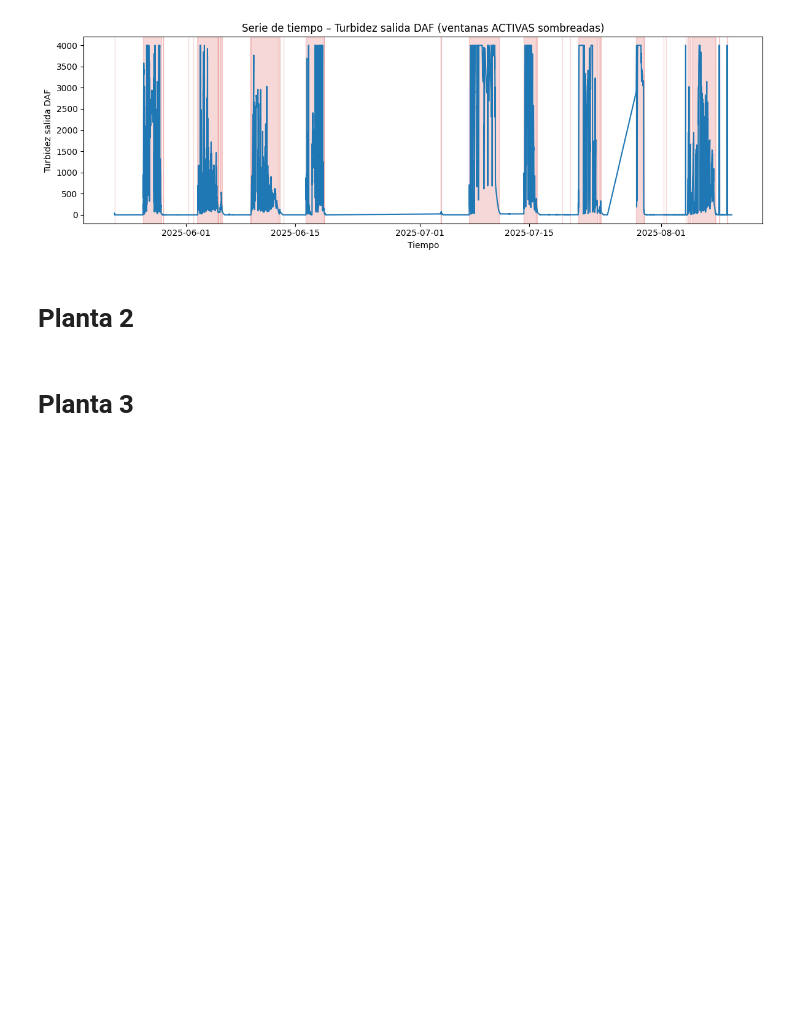
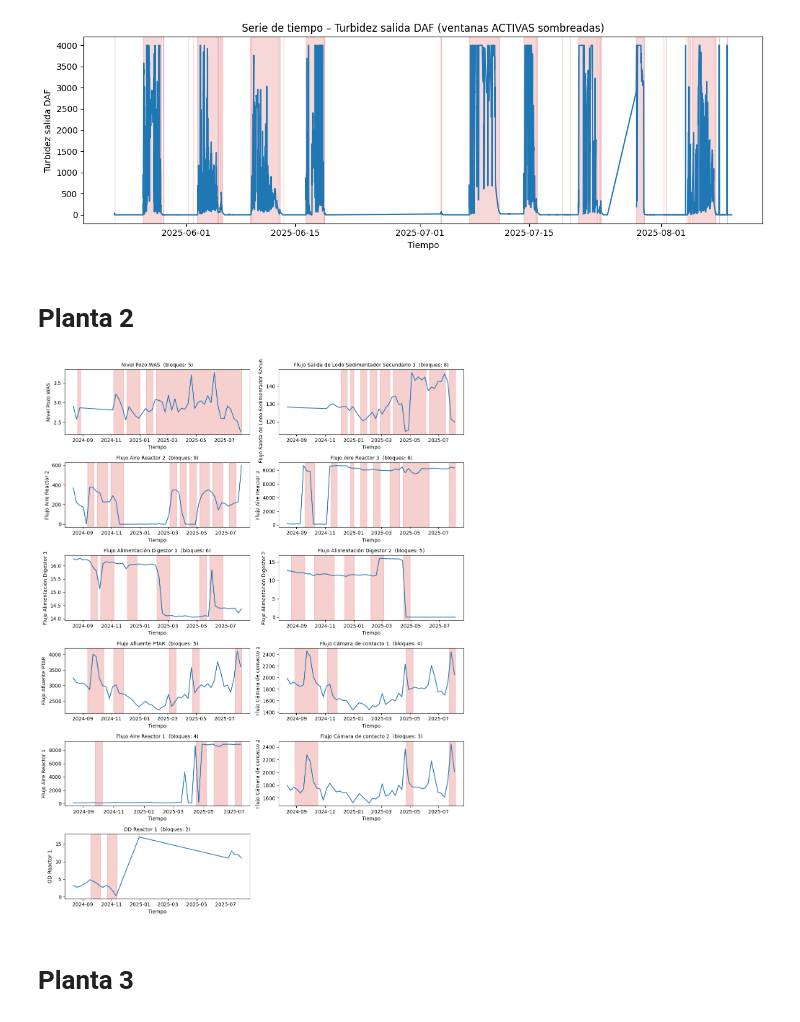
Before and after one commit to fchiapped/Proyecto-Grado, a Jupyter notebook: Analisis/drift.ipynb, the cells around one changed output. Cells and saved outputs as stored; diff of their text form; code cells hidden in the pictures; blank space fills up the shorter version.

```diff
--- a/Analisis/drift.ipynb
+++ b/Analisis/drift.ipynb
@@ -202,4 +310,22 @@ res = dt.ks_sliding_windows(
 # %% [markdown]
 # Planta 2
+# %%
+cols2 = df_planta_2.select_dtypes('number').columns.tolist()
+
+res2 = detectar_drift_ks(
+    df_planta_2, columnas=cols2,
+    window_days=7, step_days=7,   # semanal, sin solape
+    min_dias=5, min_points=1200,  # ~200 pts/día * 5 días
+    compare="adjacent",
+    skip_first_days=2,
+    alpha=0.005, ks_min=0.15,
+    fdr=True, min_consecutive=2,
+    winsor=(0.01, 0.99)
+)
+
+# visual semanal
+plot_ks_gallery(df_planta_2, res2, "date_time", resample="7D", ncols=2)
+# %% [output]
+[figure, added]
 # %% [markdown]
 # Planta 3
```
Also changed, not shown: parts of 8 cells of this notebook.
